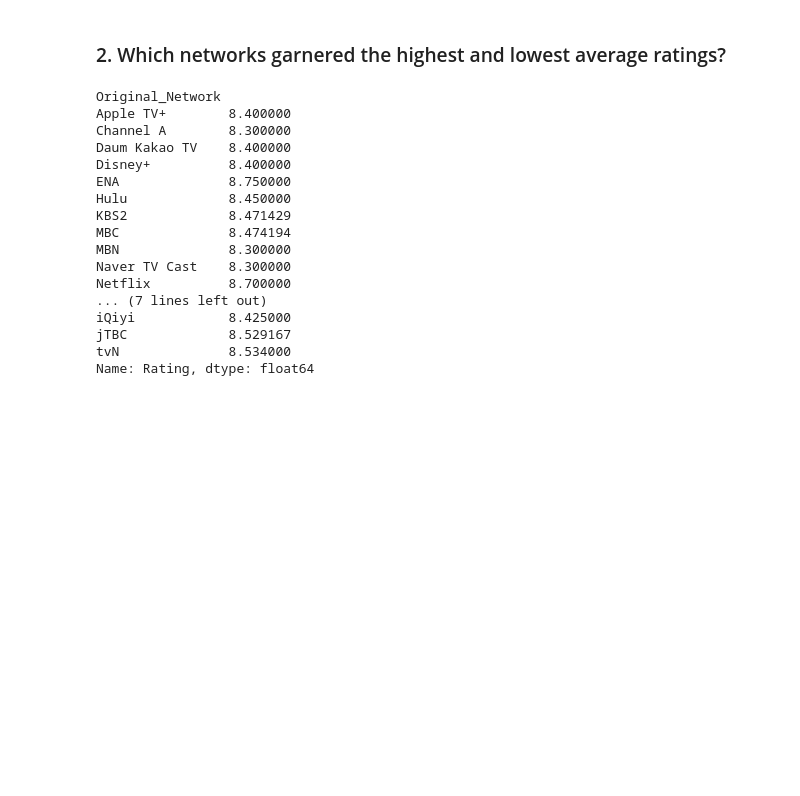
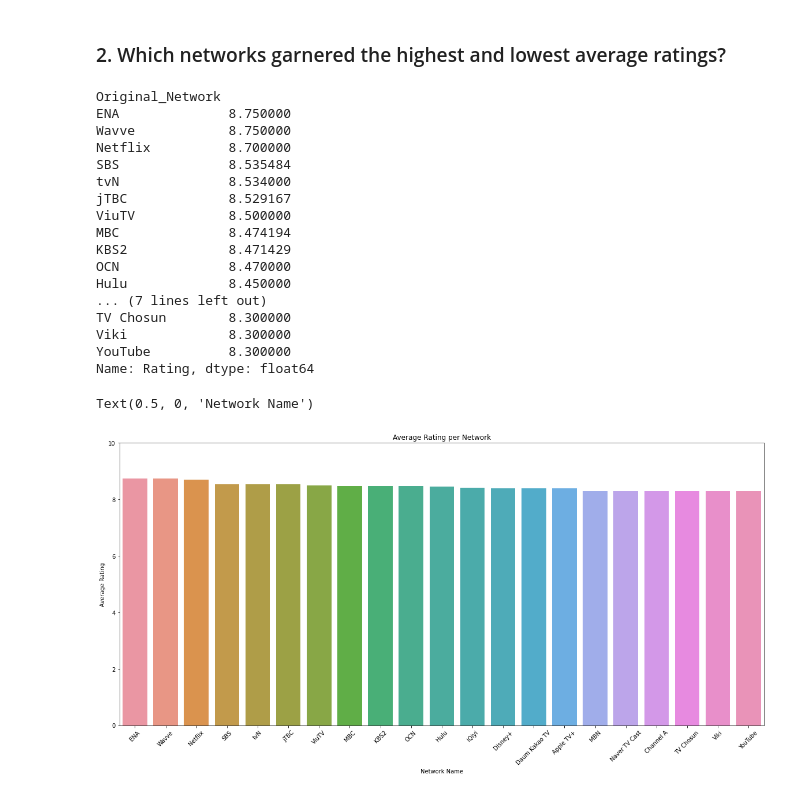
Before and after one commit to blurridge/kdrama-rating-ml, a Jupyter notebook: src/kdrama_rating_ml.ipynb, the cells around one changed output. Drawn from its saved outputs; the diff is of its cells as text; code cells hidden in the pictures; blank space fills up the shorter version.

Commit message:
[FEAT] Plotted Average Ratings per Network

```diff
--- a/src/kdrama_rating_ml.ipynb
+++ b/src/kdrama_rating_ml.ipynb
@@ -228,23 +228,37 @@ From 2002 - 2023, average K-Drama ratings go up by around 1.04% annually. This i
 # %%
 # Calculating mean rating per network
 
-means_per_network = kdrama_data.groupby("Original_Network")["Rating"].mean()
+means_per_network = kdrama_data.groupby("Original_Network")["Rating"].mean().sort_values(ascending=False)
 means_per_network
 # %% [output]
 Original_Network
-Apple TV+        8.400000
-Channel A        8.300000
-Daum Kakao TV    8.400000
-Disney+          8.400000
 ENA              8.750000
+Wavve            8.750000
+Netflix          8.700000
+SBS              8.535484
+tvN              8.534000
+jTBC             8.529167
+ViuTV            8.500000
+MBC              8.474194
+KBS2             8.471429
+OCN              8.470000
 Hulu             8.450000
-KBS2             8.471429
-MBC              8.474194
-MBN              8.300000
-Naver TV Cast    8.300000
-Netflix          8.700000
 ... (7 lines left out)
-iQiyi            8.425000
-jTBC             8.529167
-tvN              8.534000
+TV Chosun        8.300000
+Viki             8.300000
+YouTube          8.300000
 Name: Rating, dtype: float64
+# %%
+# Plotting to a barplot the mean rating per network
+# TODO: Plot number of hits per network
+
+plt.figure(figsize=(20,9))
+plt.title("Average Rating per Network")
+plt.xticks(rotation=45)
+g = sns.barplot(x=means_per_network.index, y=means_per_network.values)
+g.set_ylim(0, 10)
+g.set_ylabel("Average Rating")
+g.set_xlabel("Network Name")
+# %% [output]
+Text(0.5, 0, 'Network Name')
+[figure, added]
```
